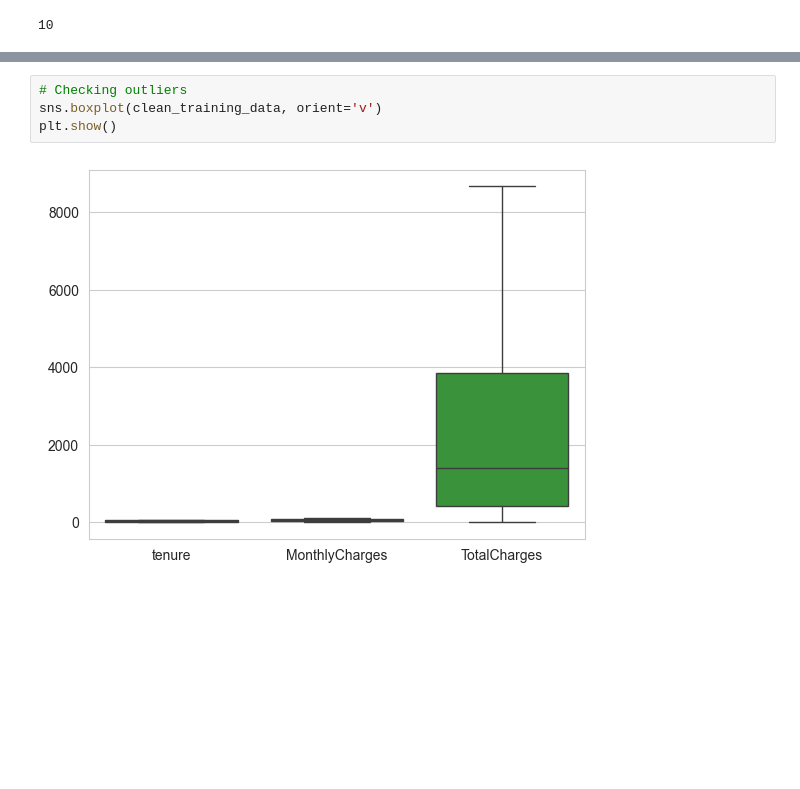
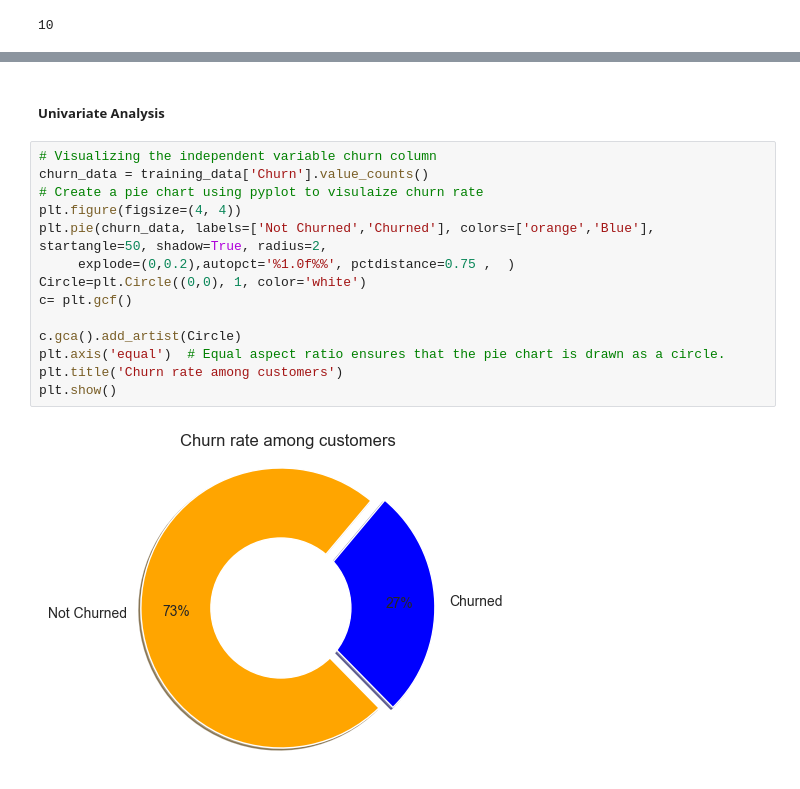
Before and after one commit to GeGe-K/Customer-Churn-Prediction, a Jupyter notebook: churn.ipynb, the cells around one changed output, grey strips where cells are left out. Saved outputs shown, nothing was run; the diff lists cells and outputs as text; blank space fills up the shorter version.

Commit message:
Univariate, bivariate and multivariate analysis

```diff
--- a/churn.ipynb
+++ b/churn.ipynb
@@ -932,6 +838,18 @@ array([[<Axes: title={'center': 'tenure'}>,
-# %%
-# Checking outliers
-sns.boxplot(clean_training_data, orient='v')
-plt.show()
-# %% [output]
-[figure, removed]
+# %% [markdown]
+##### **Univariate Analysis**
+# %%
+# Visualizing the independent variable churn column
+churn_data = training_data['Churn'].value_counts()
+# Create a pie chart using pyplot to visulaize churn rate
+plt.figure(figsize=(4, 4))
+plt.pie(churn_data, labels=['Not Churned','Churned'], colors=['orange','Blue'], startangle=50, shadow=True, radius=2,
+     explode=(0,0.2),autopct='%1.0f%%', pctdistance=0.75 ,  )
+Circle=plt.Circle((0,0), 1, color='white')
+c= plt.gcf()
+
+c.gca().add_artist(Circle)
+plt.axis('equal')  # Equal aspect ratio ensures that the pie chart is drawn as a circle.
+plt.title('Churn rate among customers')
+plt.show()
+# %% [output]
+[figure, added]
```
Also changed, not shown: parts of 31 cells of this notebook, 2 other files.
